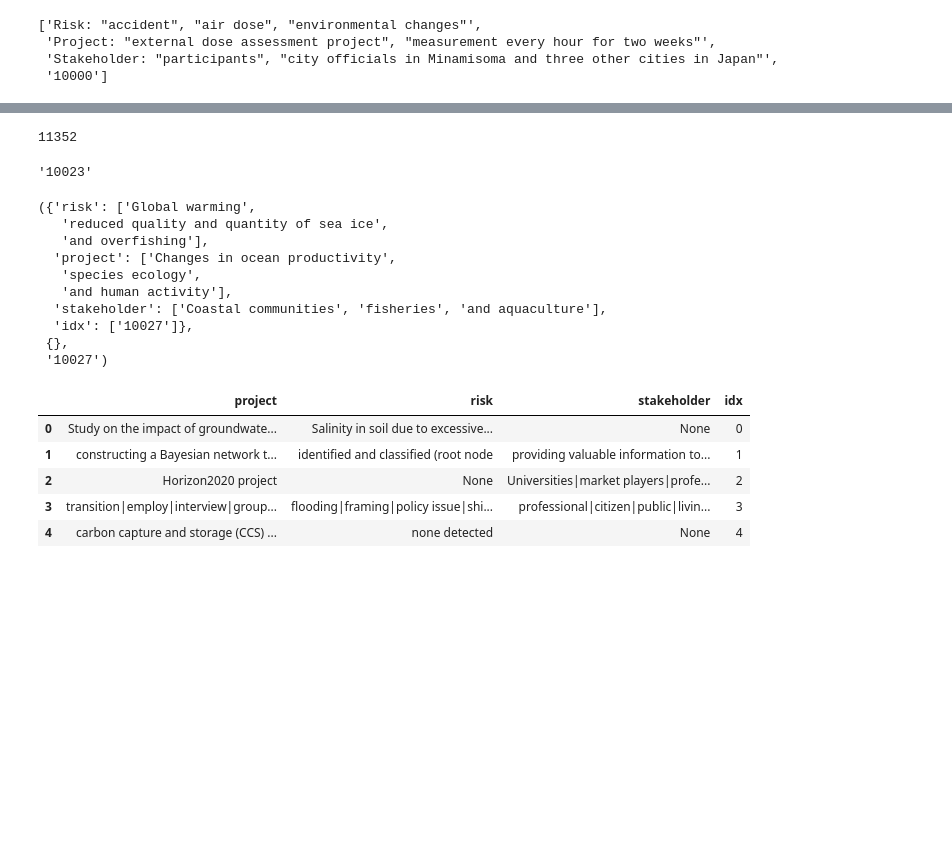
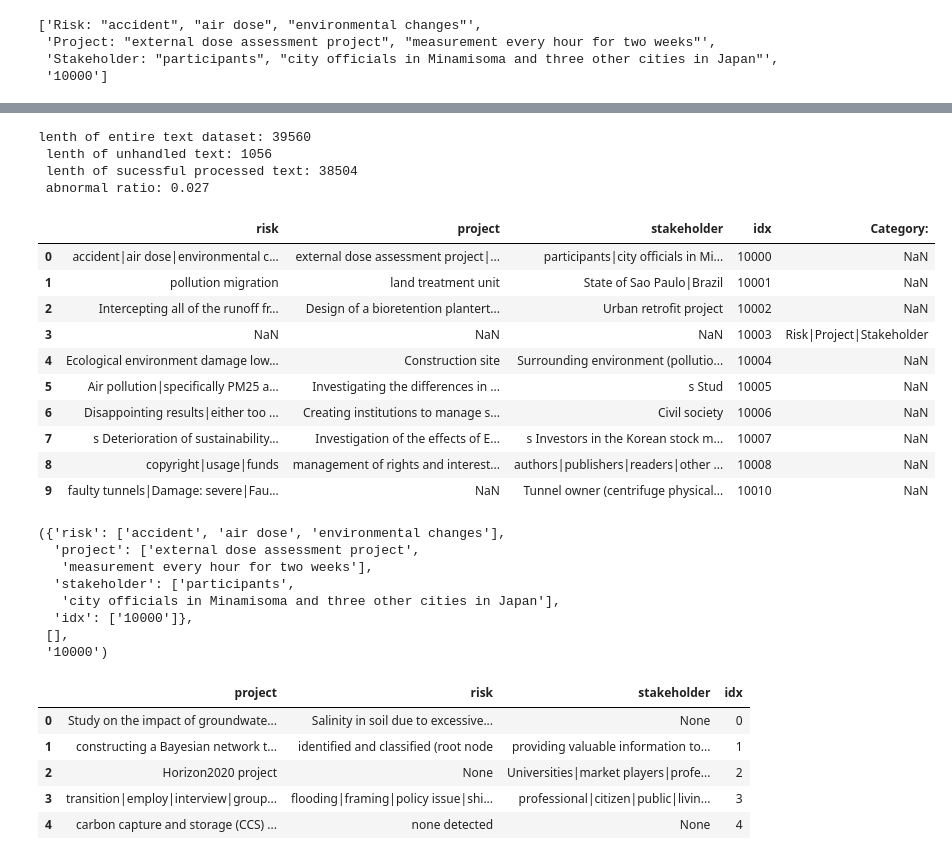
Before and after one commit to sinomark123/knowledge-graph-for-stakeholder-risks-detection-in-mega-infrastructure-projects, a Jupyter notebook: LLama_result_clean/Rest_abstract.ipynb, the cells around one changed output, grey strips where cells are left out. Saved outputs shown, nothing was run; the diff lists cells and outputs as text; code cells hidden in the pictures; blank space fills up the shorter version.

Commit message:
Step2 Optimization
Finished text match and extraction for Llama2 generate result, with text matching ratio above 97%

```diff
--- a/LLama_result_clean/Rest_abstract.ipynb
+++ b/LLama_result_clean/Rest_abstract.ipynb
@@ -195,26 +212,20 @@ print(honer_solution("0", test_res[test_num]))
-# %%
-abs_data = []
-abnormal = []
-for nuidx, val in enumerate(test_res):
-    val, extra, ind = honer_solution("0", val)
-    if not val:
-        abnormal.append(nuidx)
-    else:
-        abs_data.append((val, extra, ind))
-print(len(abnormal))
-# possible worked for index 3740
-pattern = fr"\b({'|'.join(template)})\s*[:-]"
-# %% [output]
-11352
+# %%
+print("lenth of entire text dataset:", len(test_res), "\n",\
+      "lenth of unhandled text:", len(abnormal), "\n",\
+      "lenth of sucessful processed text:", len(abs_data), "\n",\
+        "abnormal ratio:", round(len(abnormal)/len(test_res),3))
+# %% [output]
+lenth of entire text dataset: 39560
+ lenth of unhandled text: 1056
+ lenth of sucessful processed text: 38504
+ abnormal ratio: 0.027
 # %%
 def abnormal_record(obj: List[int] = abnormal):
     global res
     return [res[idx][-1] for idx in obj]
 
 # print(test_res[int(abnormal[5])], "\n", res[int(abnormal[5])])
-res[int(abnormal[5])][-1]
+# res[int(abnormal[5])][-1]
-# %% [output]
-'10023'
 # %%
 abnormal_path = rf"output/abnormal_{len(abnormal)}_record.txt"
 with open(abnormal_path, "w") as file:
@@ -234,19 +246,31 @@ for idv, order_ele in enumerate(abs_data):
         hder = False
     except Exception as e:
         print(idv)
+# %%
+pd.concat(sample, ignore_index=True)
+# %% [output]
+|  | risk | project | stakeholder | idx | Category: |
+| 0 | accident|air dose|environmental c... | external dose assessment project|... | participants|city officials in Mi... | 10000 | NaN |
+| 1 | pollution migration | land treatment unit | State of Sao Paulo|Brazil | 10001 | NaN |
+| 2 | Intercepting all of the runoff fr... | Design of a bioretention plantert... | Urban retrofit project | 10002 | NaN |
+| 3 | NaN | NaN | NaN | 10003 | Risk|Project|Stakeholder |
+| 4 | Ecological environment damage low... | Construction site | Surrounding environment (pollutio... | 10004 | NaN |
+| 5 | Air pollution|specifically PM25 a... | Investigating the differences in ... | s Stud | 10005 | NaN |
+| 6 | Disappointing results|either too ... | Creating institutions to manage s... | Civil society | 10006 | NaN |
+| 7 | s Deterioration of sustainability... | Investigation of the effects of E... | s Investors in the Korean stock m... | 10007 | NaN |
+| 8 | copyright|usage|funds | management of rights and interest... | authors|publishers|readers|other ... | 10008 | NaN |
+| 9 | faulty tunnels|Damage: severe|Fau... | NaN | Tunnel owner (centrifuge physical... | 10010 | NaN |
 # %%
-abs_data[20]
+abs_data[0]
 # %% [output]
-({'risk': ['Global warming',
-   'reduced quality and quantity of sea ice',
-   'and overfishing'],
-  'project': ['Changes in ocean productivity',
-   'species ecology',
-   'and human activity'],
-  'stakeholder': ['Coastal communities', 'fisheries', 'and aquaculture'],
-  'idx': ['10027']},
- {},
- '10027')
+({'risk': ['accident', 'air dose', 'environmental changes'],
+  'project': ['external dose assessment project',
+   'measurement every hour for two weeks'],
+  'stakeholder': ['participants',
+   'city officials in Minamisoma and three other cities in Japan'],
+  'idx': ['10000']},
+ [],
+ '10000')
 # %%
 result = pd.read_csv(r"./Generated_Result/9k.csv", sep=",", header=0).fillna("None")
 result.head()
```
Also changed, not shown: parts of 6 cells of this notebook, 4 other files.
